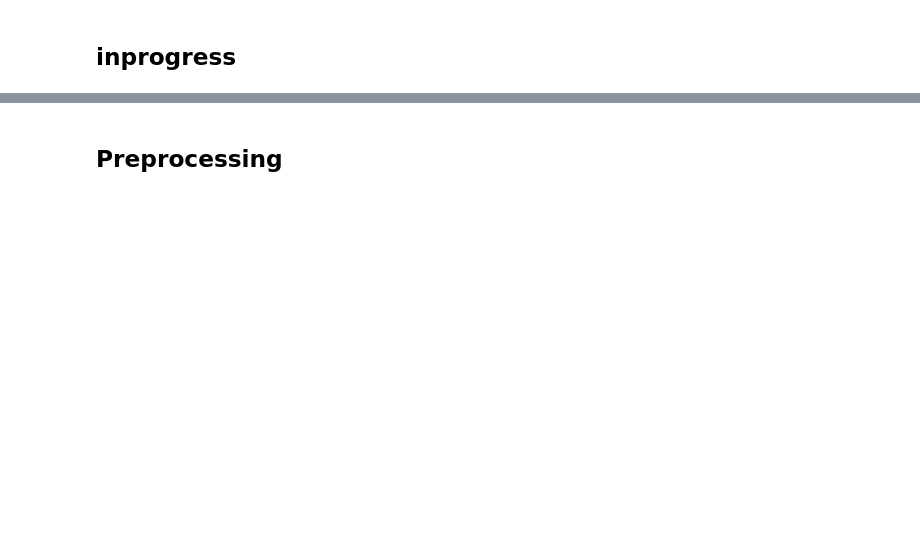
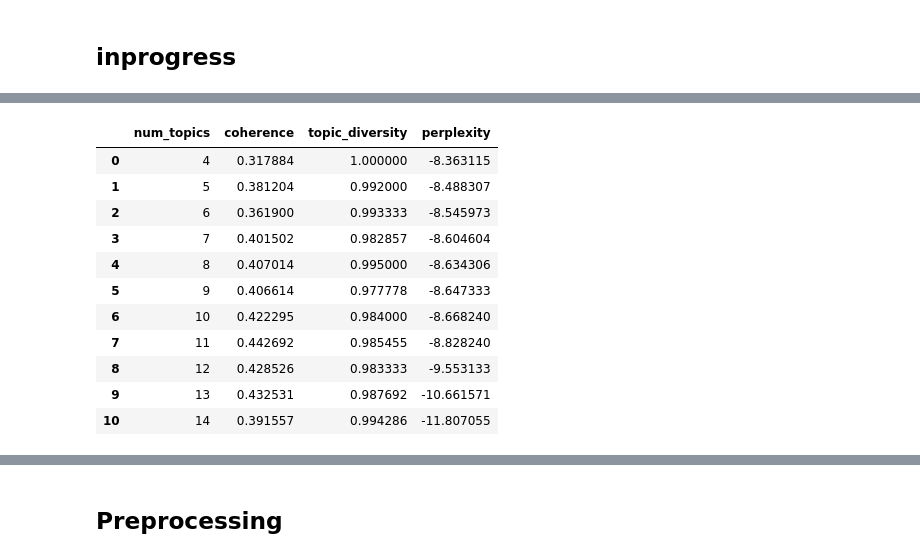
Before and after one commit to Akhil-Theerthala/Crowdfunding-Social-Media-Drivers, a Jupyter notebook: Data/initial_data_processing.ipynb, the cells around one changed output, grey strips where cells are left out. Drawn from its saved outputs; the diff is of its cells as text; code cells hidden in the pictures; blank space fills up the shorter version.

Commit message:
Add new features and update readme with LDA model scores

```diff
--- a/Data/initial_data_processing.ipynb
+++ b/Data/initial_data_processing.ipynb
@@ -248,0 +183,14 @@ post_data.reset_index(drop=True, inplace=True)
+# %%
+text_docs = post_data.description.copy()
+null_desc_idx = post_data[post_data.description.isnull()].index
+text_docs[null_desc_idx] = post_data.loc[null_desc_idx, "message"]
+
+readability_scores, lix_scores, entropy_scores, perplexity_scores = get_complexity_scores(text_docs)
+
+post_data['readability'] = readability_scores
+post_data['readability_lix'] = lix_scores
+post_data['entropy_scores'] = entropy_scores
+post_data['perplexity_scores'] = perplexity_scores
+
+emotion_scores = get_emotion_scores(text_docs)
+post_data = pd.concat([post_data, emotion_scores], axis=1)
@@ -307,31 +451,46 @@ def train_lda_models(corpus, id2word, texts):
 def get_topic_distribution(lda_model, corpus):
     topic_distribution = []
     for i in tqdm(range(len(corpus))):
         topic_distribution.append(lda_model.get_document_topics(corpus[i]))
     return topic_distribution
 
 
 def get_topic_scores(topic_distribution):
     all_topic_scores = []  # Renamed to avoid confusion
 
     for i in range(len(topic_distribution)):
         dist_scores = []
         dist = topic_distribution[i]
         topics_in_dist = [x[0] for x in dist]
         topic_scores = [
             x[1] for x in dist
         ]  # This is okay, doesn't overwrite all_topic_scores
         for topic_idx in range(11):
             if topic_idx not in topics_in_dist:
                 dist_scores.append(np.random.uniform(0.0001, 0.00001))
             else:
                 dist_scores.append(topic_scores[topics_in_dist.index(topic_idx)])
 
         all_topic_scores.append(dist_scores)  # Append to the correct list
 
     all_topic_scores = pd.DataFrame(
         all_topic_scores, columns=[f"topic_{x}" for x in range(11)]
     )
 
     return all_topic_scores
-# lda_scores = train_lda_models(corpus, id2word, texts)
+lda_scores = train_lda_models(corpus, id2word, texts)
+lda_scores.sort_values(by=['coherence', 'topic_diversity', 'perplexity'], ascending=False, inplace=True)
+lda_scores
+# %% [output]
+|  | num_topics | coherence | topic_diversity | perplexity |
+| 0 | 4 | 0.317884 | 1.000000 | -8.363115 |
+| 1 | 5 | 0.381204 | 0.992000 | -8.488307 |
+| 2 | 6 | 0.361900 | 0.993333 | -8.545973 |
+| 3 | 7 | 0.401502 | 0.982857 | -8.604604 |
+| 4 | 8 | 0.407014 | 0.995000 | -8.634306 |
+| 5 | 9 | 0.406614 | 0.977778 | -8.647333 |
+| 6 | 10 | 0.422295 | 0.984000 | -8.668240 |
+| 7 | 11 | 0.442692 | 0.985455 | -8.828240 |
+| 8 | 12 | 0.428526 | 0.983333 | -9.553133 |
+| 9 | 13 | 0.432531 | 0.987692 | -10.661571 |
+| 10 | 14 | 0.391557 | 0.994286 | -11.807055 |
```
Also changed, not shown: parts of 9 cells of this notebook, 8 other files.
